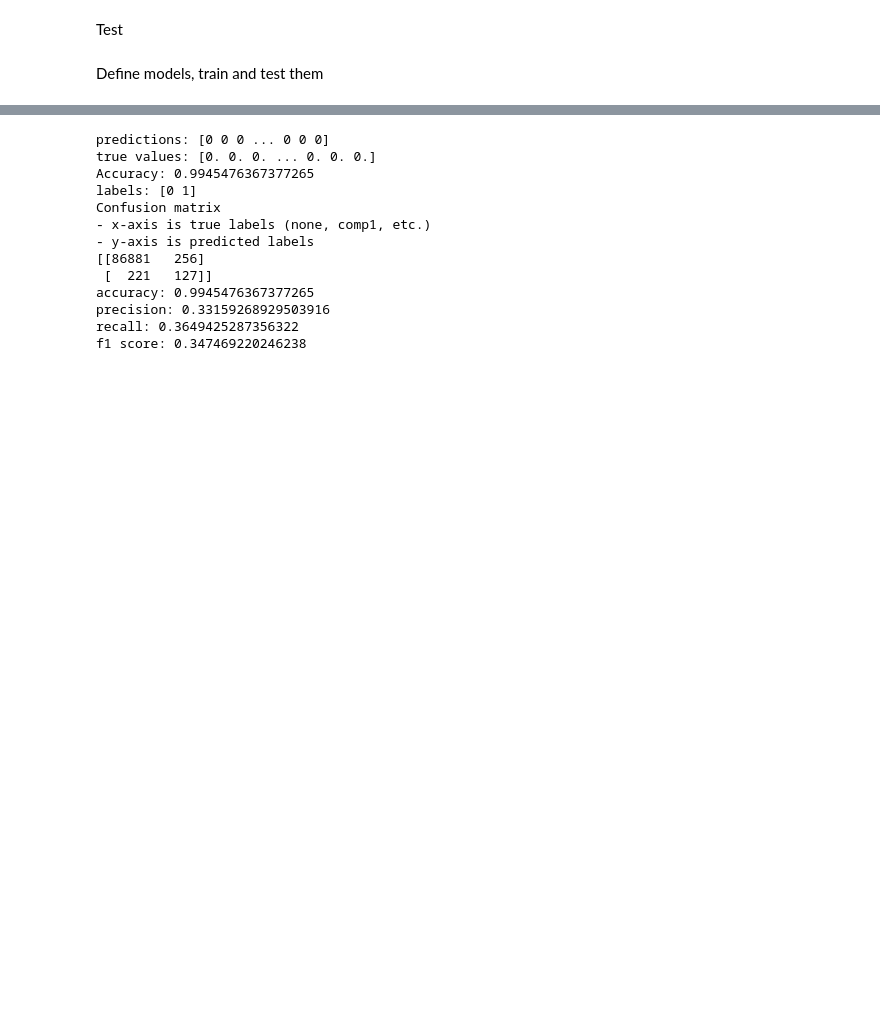
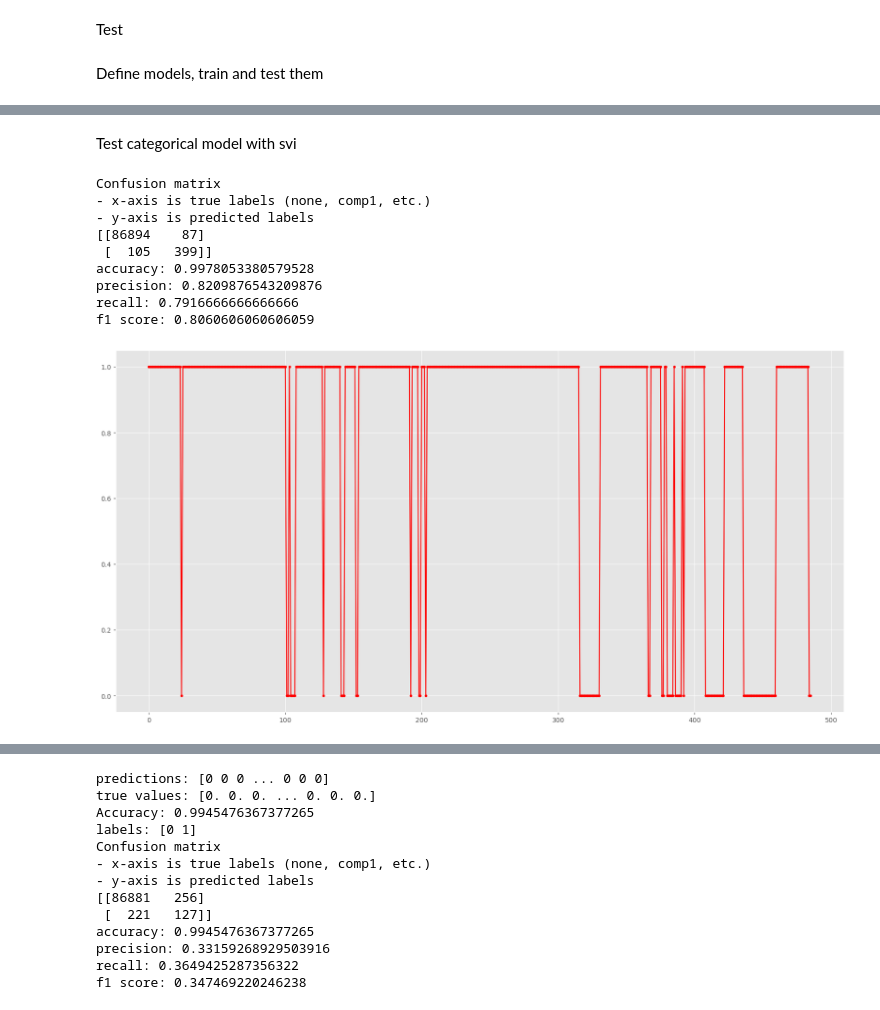
Before and after one commit to gpanagioto/-mbml-predictive-maintenance, a Jupyter notebook: notebooks/training_class.ipynb, the cells around one changed output, grey strips where cells are left out. Saved outputs shown, nothing was run; the diff lists cells and outputs as text; code cells hidden in the pictures; blank space fills up the shorter version.

```diff
--- a/notebooks/training_class.ipynb
+++ b/notebooks/training_class.ipynb
@@ -112 +162,20 @@ model__cat,guide_cat, alpha_hat_cat, beta_hat_cat=train_c_svi(model_cat, X_train
+# %% [markdown]
+Test categorical model with svi
+# %%
+y_hat=test_model_c(alpha_hat_cat, beta_hat_cat,X_test_torch)
+evaluate(y_hat,y_test)
+fig = plt.figure(figsize=(20, 10))
+plt.plot(y_hat[y_test>0], 'r.-', label='test')
+plt.show()
+# %% [output]
+Confusion matrix
+- x-axis is true labels (none, comp1, etc.)
+- y-axis is predicted labels
+[[86894    87]
+ [  105   399]]
+accuracy: 0.9978053380579528
+precision: 0.8209876543209876
+recall: 0.7916666666666666
+f1 score: 0.8060606060606059
+[figure, added]
 # %%
```
Also changed, not shown: parts of 12 cells of this notebook, 3 other files.
